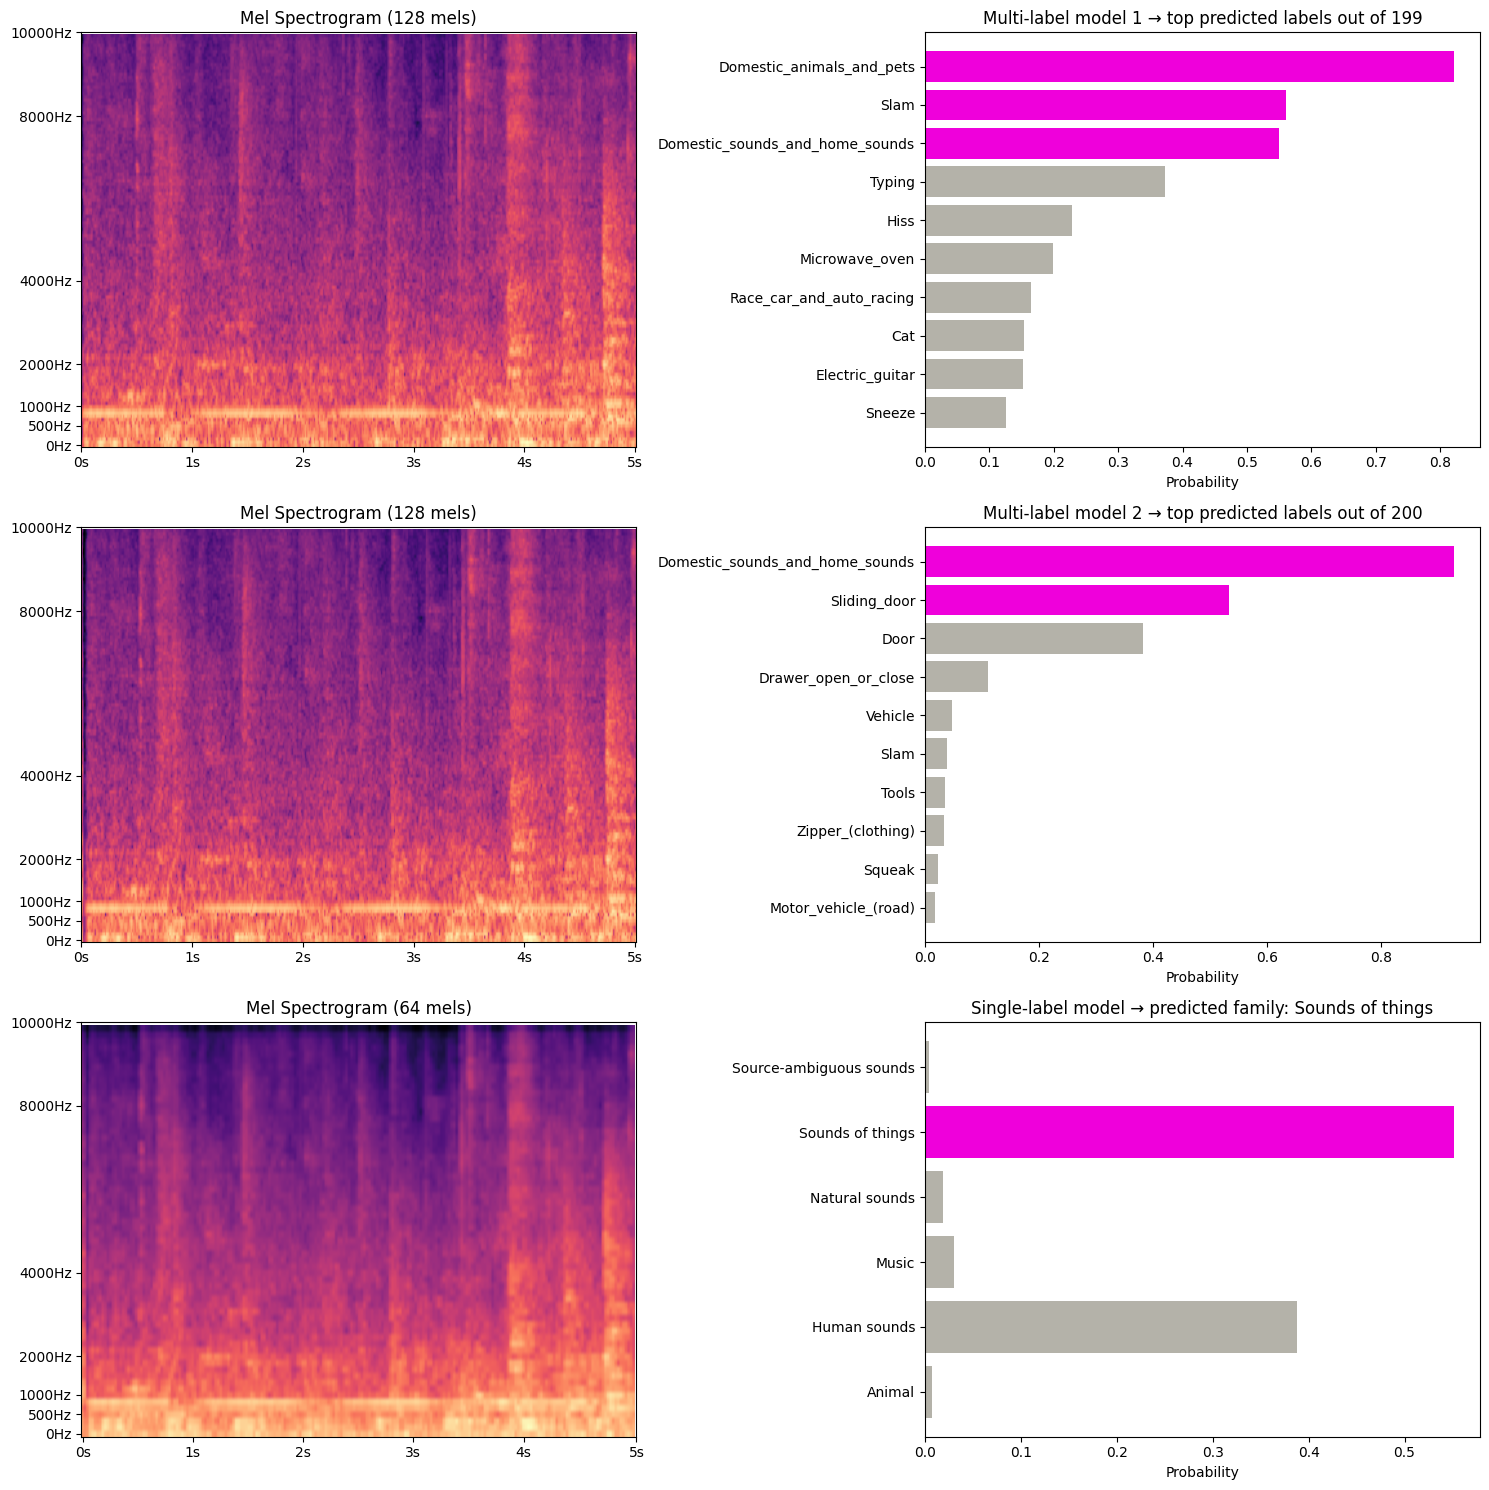
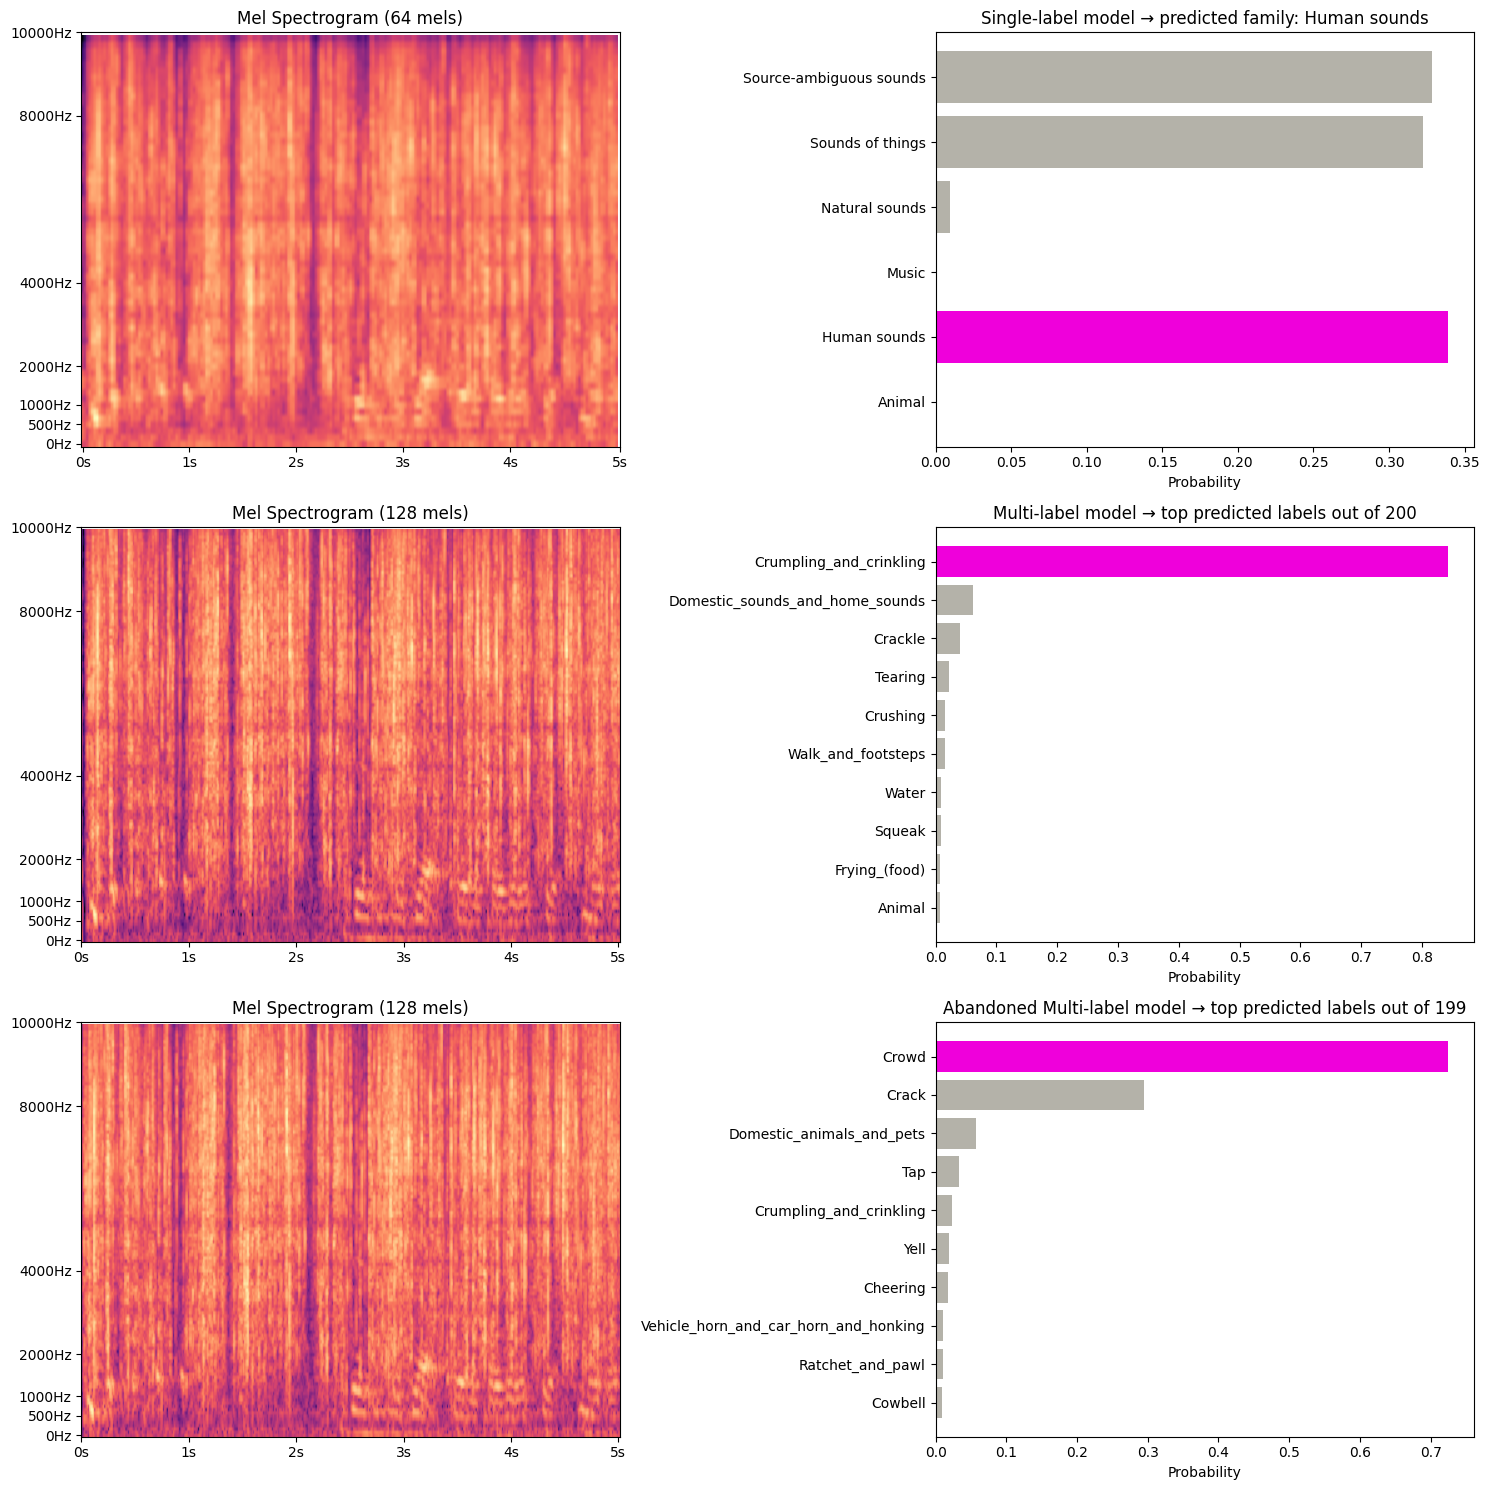
Code edit (unified diff) that turned the first committed figure into the second:
--- before
+++ after
@@ -79,4 +79,6 @@
 predicted_class = le.classes_[np.argmax(probs)]
 
+#Show emoji for predicted family
+display(HTML(f"<div style='font-size:400px; text-align:center'>{emojis[predicted_class]}</div>"))
 
 #Plotting
@@ -85,16 +87,15 @@
 spec_display_2 = spec_Multi_2.squeeze()
 
-axes[0, 0].imshow(spec_display, aspect="auto", origin="lower", cmap="magma")
-axes[0, 0].set_title("Mel Spectrogram (128 mels)")
-axes[0, 0].set_yticks([int(b * 128 / 10000) for b in freq_ticks])
+
+axes[0, 0].imshow(spec_Single, aspect="auto", origin="lower", cmap="magma") 
+axes[0, 0].set_title("Mel Spectrogram (64 mels)")
+axes[0, 0].set_yticks([int(b * 64 / 10000) for b in freq_ticks])
 axes[0, 0].set_yticklabels([f"{f}Hz" for f in freq_ticks])
-axes[0, 0].set_xticks([int(t * 512 / 5.94) for t in time_ticks])
+axes[0, 0].set_xticks([int(t * 216 / 5.0) for t in time_ticks])
 axes[0, 0].set_xticklabels([f"{t}s" for t in time_ticks])
-axes[0, 0].set_xlim(0, 431) # 431 = int(5.0 * 512 / 5.94), crops display to 5s to match single-label spectrogram
 
-axes[0, 1].barh(top_labels, top_probs,  color=["#EF00DB" if l >= 0.5 else "#B4B2A9" for l in top_probs])
+axes[0, 1].barh(le.classes_, probs, color=["#EF00DB" if c == predicted_class else "#B4B2A9" for c in le.classes_])
 axes[0, 1].set_xlabel("Probability")
-axes[0, 1].set_title("Multi-label model 1 → top predicted labels out of 199")
-axes[0, 1].invert_yaxis()
+axes[0, 1].set_title(f"Single-label model → predicted family: {predicted_class}")
 
 axes[1, 0].imshow(spec_display_2, aspect="auto", origin="lower", cmap="magma")
@@ -108,23 +109,23 @@
 axes[1, 1].barh(top_labels_2, top_probs_2,  color=["#EF00DB" if l >= 0.5 else "#B4B2A9" for l in top_probs_2])
 axes[1, 1].set_xlabel("Probability")
-axes[1, 1].set_title("Multi-label model 2 → top predicted labels out of 200")
+axes[1, 1].set_title("Multi-label model → top predicted labels out of 200")
 axes[1, 1].invert_yaxis()
 
-axes[2, 0].imshow(spec_Single, aspect="auto", origin="lower", cmap="magma") 
-axes[2, 0].set_title("Mel Spectrogram (64 mels)")
-axes[2, 0].set_yticks([int(b * 64 / 10000) for b in freq_ticks])
+axes[2, 0].imshow(spec_display, aspect="auto", origin="lower", cmap="magma")
+axes[2, 0].set_title("Mel Spectrogram (128 mels)")
+axes[2, 0].set_yticks([int(b * 128 / 10000) for b in freq_ticks])
 axes[2, 0].set_yticklabels([f"{f}Hz" for f in freq_ticks])
-axes[2, 0].set_xticks([int(t * 216 / 5.0) for t in time_ticks])
+axes[2, 0].set_xticks([int(t * 512 / 5.94) for t in time_ticks])
 axes[2, 0].set_xticklabels([f"{t}s" for t in time_ticks])
+axes[2, 0].set_xlim(0, 431) # 431 = int(5.0 * 512 / 5.94), crops display to 5s to match single-label spectrogram
 
-axes[2, 1].barh(le.classes_, probs, color=["#EF00DB" if c == predicted_class else "#B4B2A9" for c in le.classes_])
+axes[2, 1].barh(top_labels, top_probs,  color=["#EF00DB" if l >= 0.5 else "#B4B2A9" for l in top_probs])
 axes[2, 1].set_xlabel("Probability")
-axes[2, 1].set_title(f"Single-label model → predicted family: {predicted_class}")
+axes[2, 1].set_title("Abandoned Multi-label model → top predicted labels out of 199")
+axes[2, 1].invert_yaxis()
 
 plt.tight_layout()
 plt.show()
 
-#Show emoji for predicted family
-display(HTML(f"<div style='font-size:400px; text-align:center'>{emojis[predicted_class]}</div>"))
 
 #Print analysis time

Commit: Add files via upload